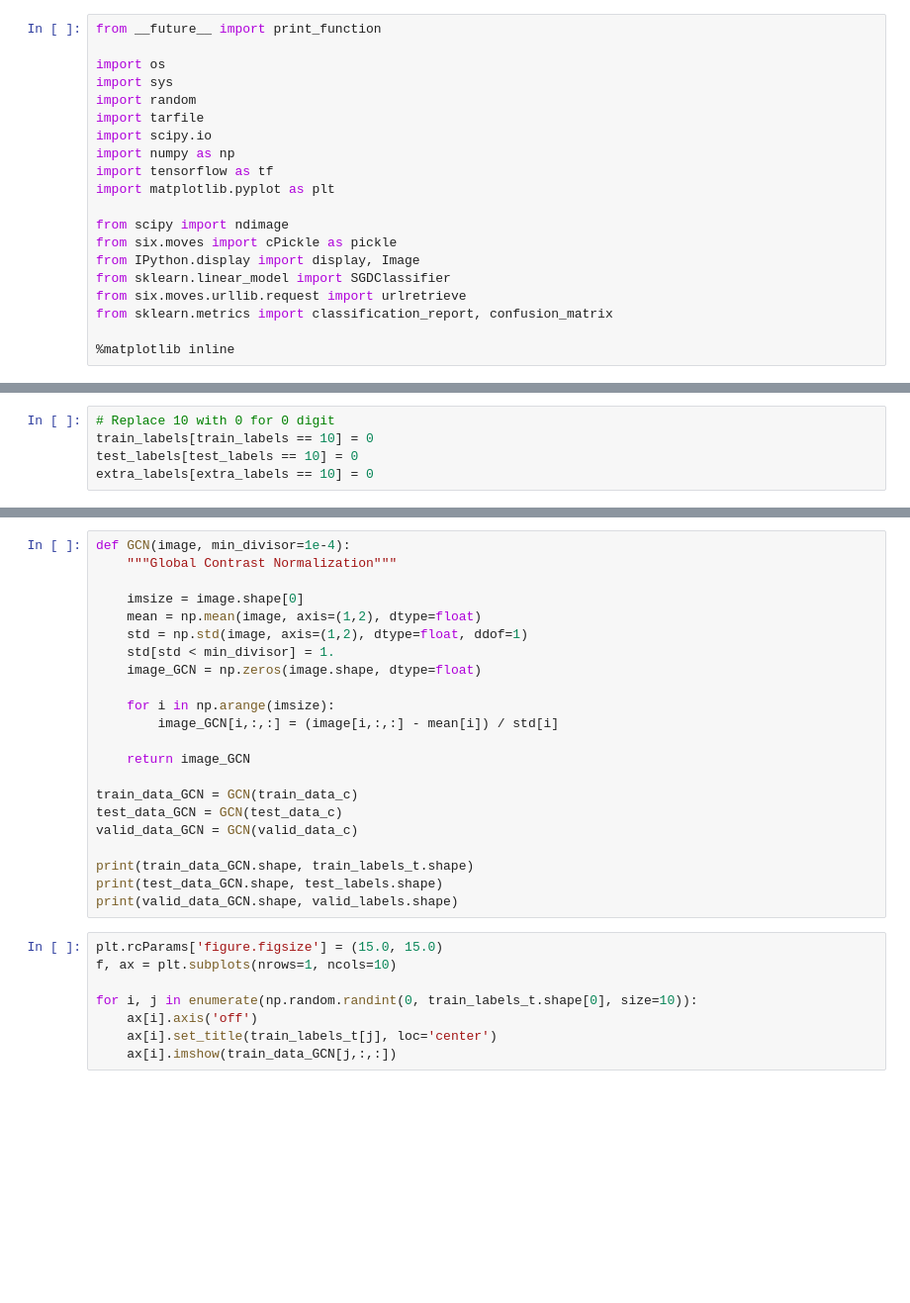
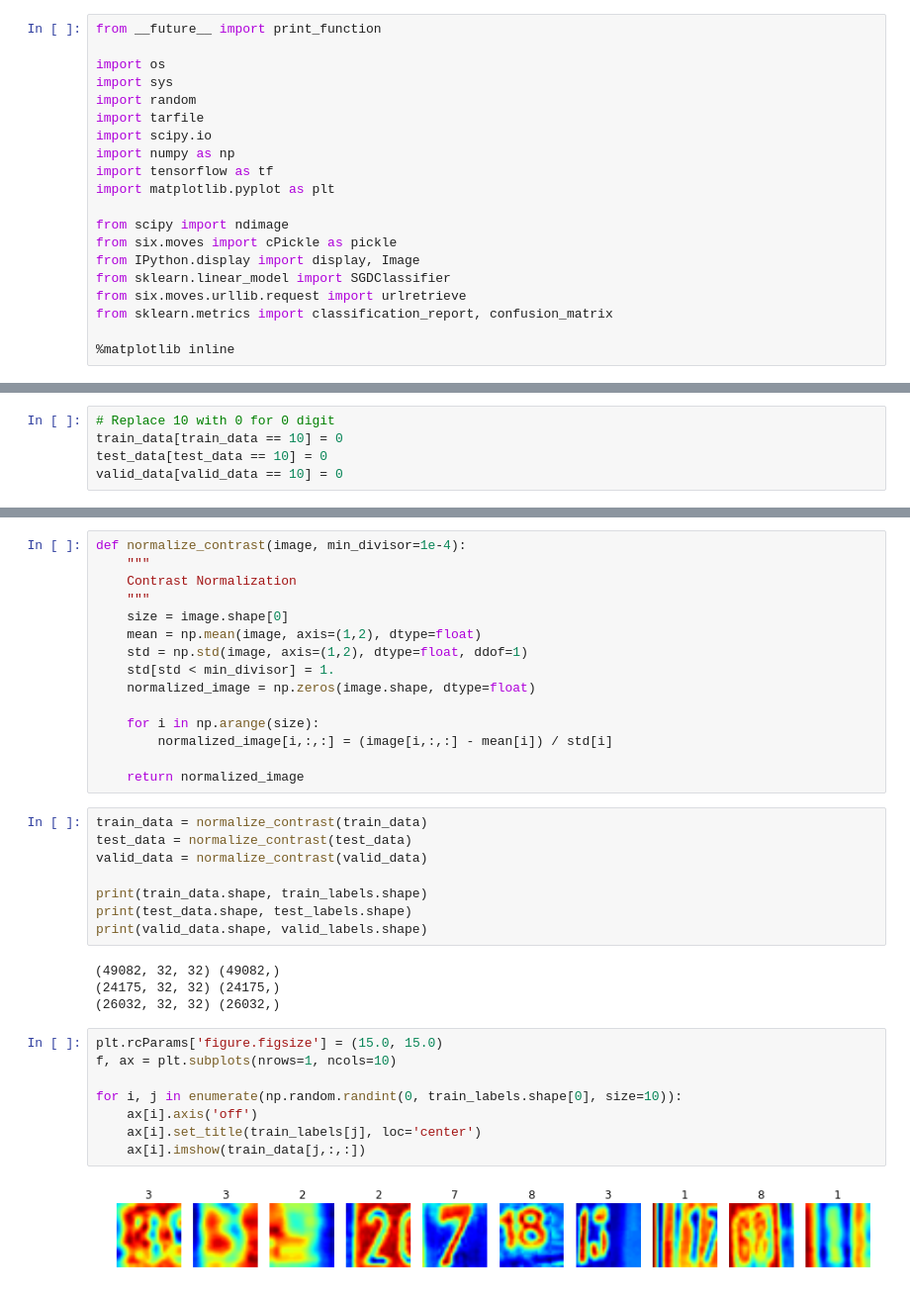
Before and after one commit to PetrShypila/P5-Capstone, a Jupyter notebook: 1_preprocess_single.ipynb, the cells around one changed output, grey strips where cells are left out. Shown at 99% size. Cells and saved outputs as stored; diff of their text form; blank space fills up the shorter version.

```diff
--- a/1_preprocess_single.ipynb
+++ b/1_preprocess_single.ipynb
@@ -72,5 +81,5 @@ print(extra_data.shape, extra_labels.shape)
 # %%
 # Replace 10 with 0 for 0 digit
-train_labels[train_labels == 10] = 0
-test_labels[test_labels == 10] = 0
-extra_labels[extra_labels == 10] = 0
+train_data[train_data == 10] = 0
+test_data[test_data == 10] = 0
+valid_data[valid_data == 10] = 0
@@ -140,33 +111,40 @@ print(valid_data_c.shape, valid_labels.shape)
 # %%
-def GCN(image, min_divisor=1e-4):
-    """Global Contrast Normalization"""
-
-    imsize = image.shape[0]
+def normalize_contrast(image, min_divisor=1e-4):
+    """
+    Contrast Normalization
+    """
+    size = image.shape[0]
     mean = np.mean(image, axis=(1,2), dtype=float)
     std = np.std(image, axis=(1,2), dtype=float, ddof=1)
     std[std < min_divisor] = 1.
-    image_GCN = np.zeros(image.shape, dtype=float)
+    normalized_image = np.zeros(image.shape, dtype=float)
 
-    for i in np.arange(imsize):
-        image_GCN[i,:,:] = (image[i,:,:] - mean[i]) / std[i]
+    for i in np.arange(size):
+        normalized_image[i,:,:] = (image[i,:,:] - mean[i]) / std[i]
 
-    return image_GCN
-
-train_data_GCN = GCN(train_data_c)
-test_data_GCN = GCN(test_data_c)
-valid_data_GCN = GCN(valid_data_c)
-
-print(train_data_GCN.shape, train_labels_t.shape)
-print(test_data_GCN.shape, test_labels.shape)
-print(valid_data_GCN.shape, valid_labels.shape)
+    return normalized_image
+# %%
+train_data = normalize_contrast(train_data)
+test_data = normalize_contrast(test_data)
+valid_data = normalize_contrast(valid_data)
+
+print(train_data.shape, train_labels.shape)
+print(test_data.shape, test_labels.shape)
+print(valid_data.shape, valid_labels.shape)
+# %% [output]
+(49082, 32, 32) (49082,)
+(24175, 32, 32) (24175,)
+(26032, 32, 32) (26032,)
 # %%
 plt.rcParams['figure.figsize'] = (15.0, 15.0)
 f, ax = plt.subplots(nrows=1, ncols=10)
 
-for i, j in enumerate(np.random.randint(0, train_labels_t.shape[0], size=10)):
+for i, j in enumerate(np.random.randint(0, train_labels.shape[0], size=10)):
     ax[i].axis('off')
-    ax[i].set_title(train_labels_t[j], loc='center')
-    ax[i].imshow(train_data_GCN[j,:,:])
+    ax[i].set_title(train_labels[j], loc='center')
+    ax[i].imshow(train_data[j,:,:])
+# %% [output]
+[figure, added]
 # %%
 pickle_file = 'SVHN.pickle'
 
```
Also changed, not shown: parts of 12 cells of this notebook, 4 other files.
